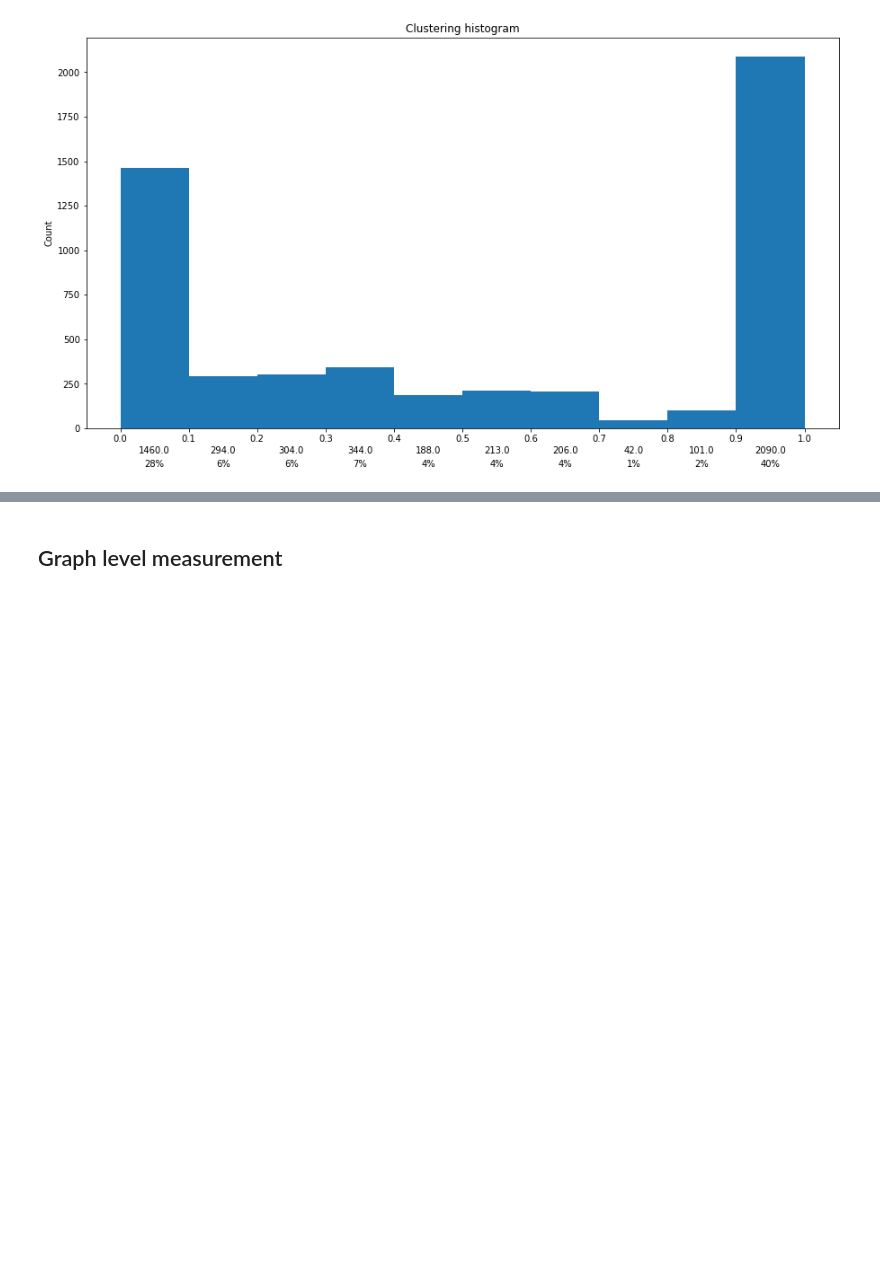
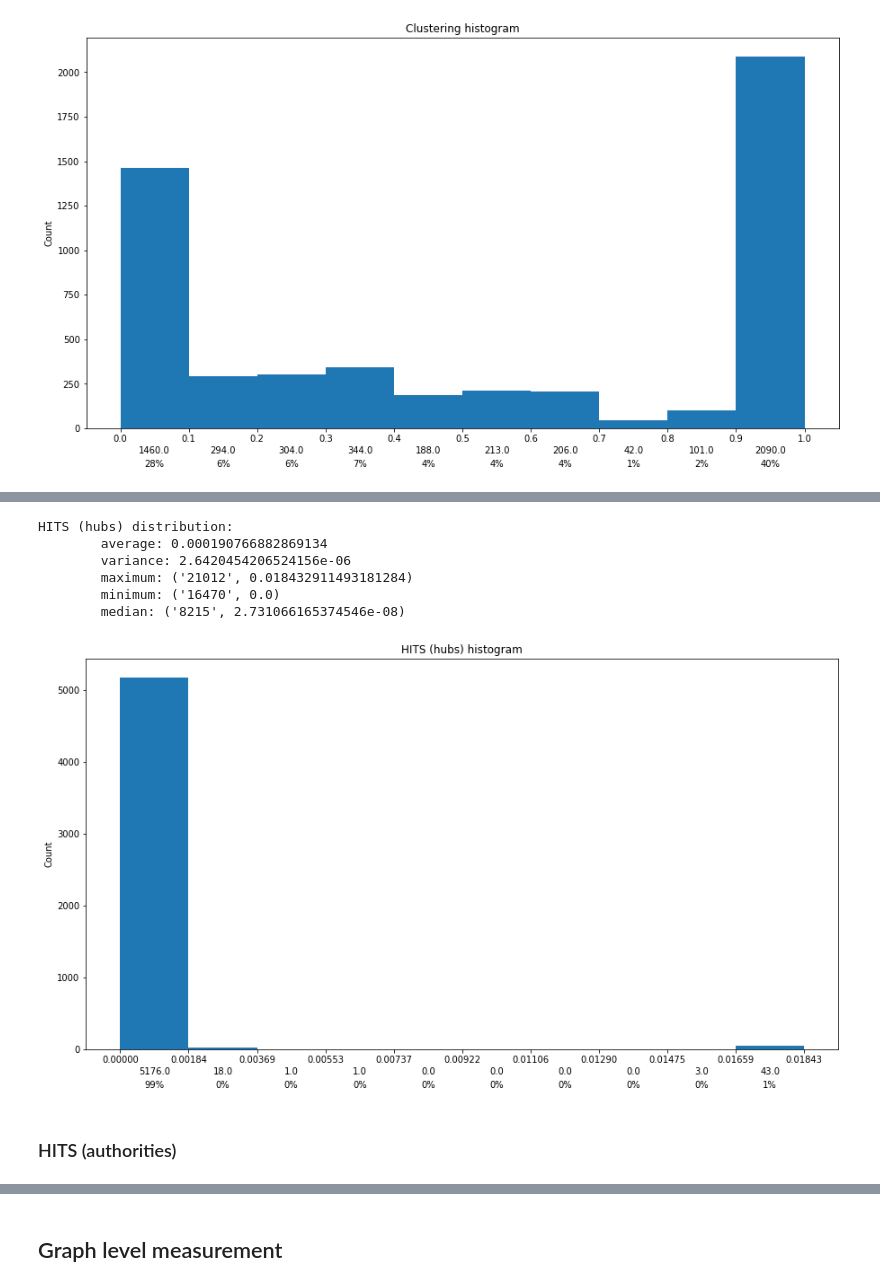
Before and after one commit to cantarinigiorgio/GraphAnalitycs, a Jupyter notebook: lab2/Second assignment.ipynb, the cells around one changed output, grey strips where cells are left out. Cells and saved outputs as stored; diff of their text form; code cells hidden in the pictures; blank space fills up the shorter version.

```diff
--- a/lab2/Second assignment.ipynb
+++ b/lab2/Second assignment.ipynb
@@ -157,0 +176,16 @@ Clustering distribution:
+# %%
+hubs = nx.hits_numpy(G)[0]
+# %%
+hubs_stat = statistics(hubs, "HITS (hubs)")
+hubs_stat.print_info()
+hubs_stat.histogram()
+# %% [output]
+HITS (hubs) distribution:
+        average: 0.000190766882869134
+        variance: 2.6420454206524156e-06
+        maximum: ('21012', 0.018432911493181284)
+        minimum: ('16470', 0.0)
+        median: ('8215', 2.731066165374546e-08)
+[figure, added]
+# %% [markdown]
+### HITS (authorities)
```
Also changed, not shown: parts of 9 cells of this notebook, 1 other file.
